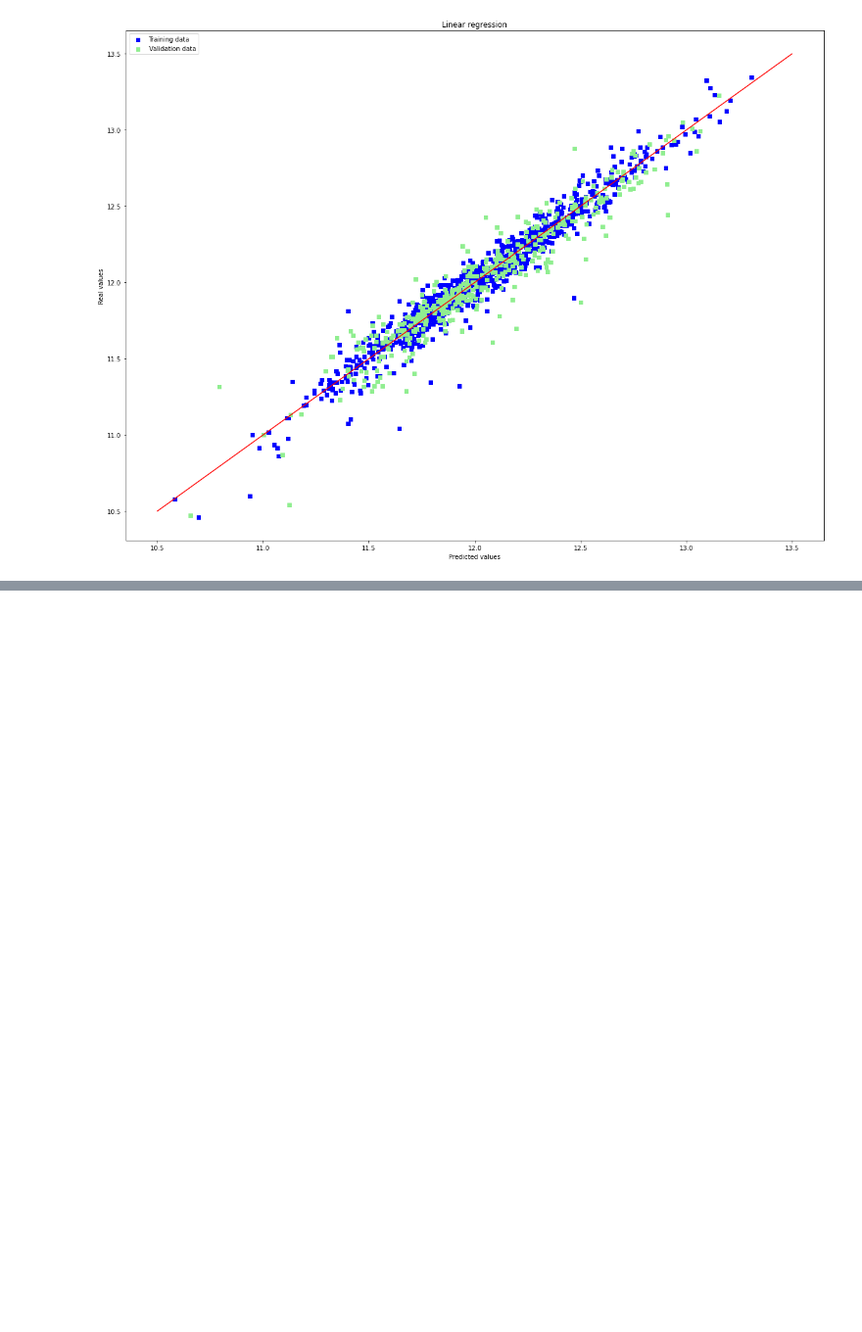
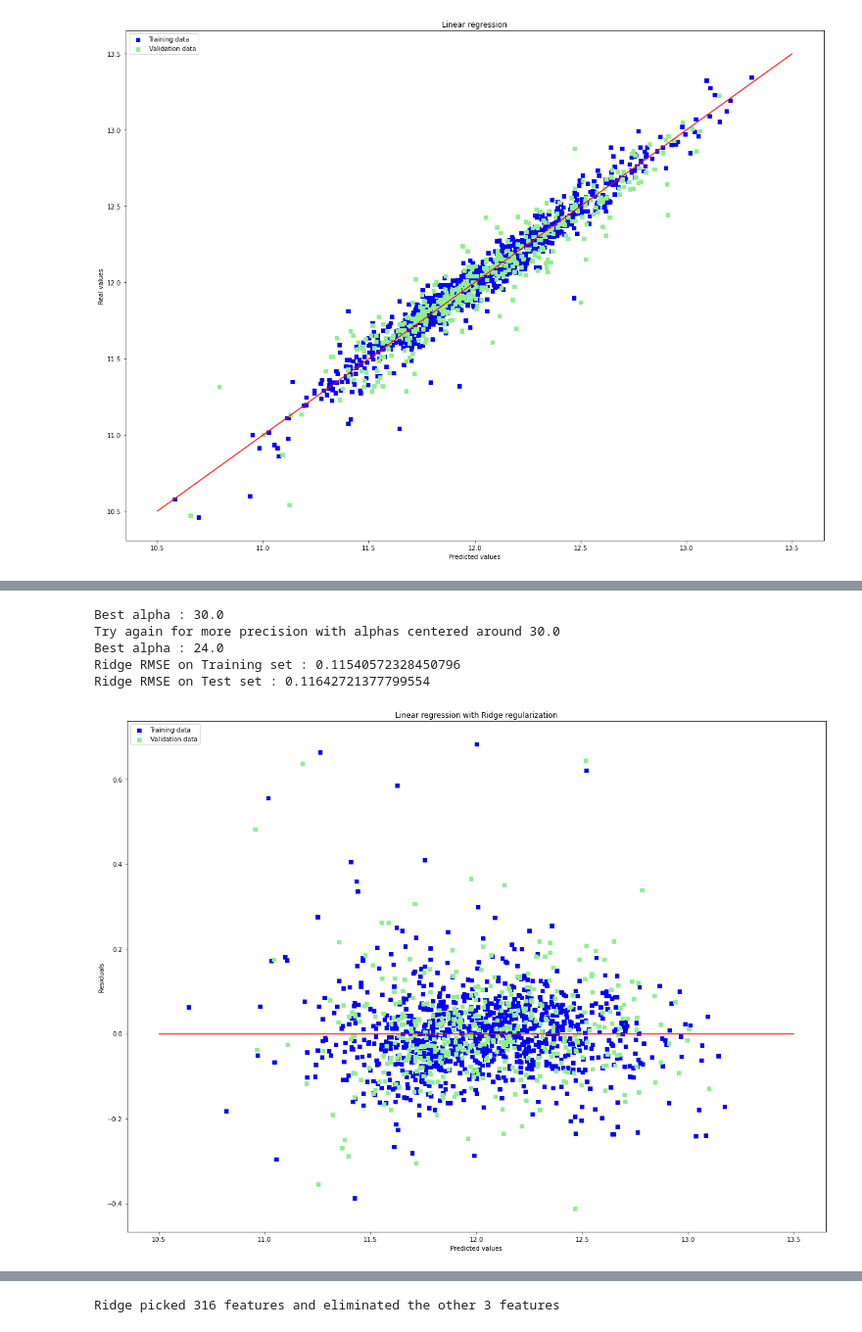
Before and after one commit to onyoo/house_price_prediction, a Jupyter notebook: tutorial.ipynb, the cells around one changed output, grey strips where cells are left out. Shown: that part at 98% size. Drawn from its saved outputs; the diff is of its cells as text; code cells hidden in the pictures; blank space fills up the shorter version.

```diff
--- a/tutorial.ipynb
+++ b/tutorial.ipynb
@@ -541,0 +548,57 @@ RMSE on Test set : 0.41376578737514214
+# %%
+# 2* Ridge
+ridge = RidgeCV(alphas = [0.01, 0.03, 0.06, 0.1, 0.3, 0.6, 1, 3, 6, 10, 30, 60])
+ridge.fit(X_train, y_train)
+alpha = ridge.alpha_
+print("Best alpha :", alpha)
+
+print("Try again for more precision with alphas centered around " + str(alpha))
+ridge = RidgeCV(alphas = [alpha * .6, alpha * .65, alpha * .7, alpha * .75, alpha * .8, alpha * .85,
+                          alpha * .9, alpha * .95, alpha, alpha * 1.05, alpha * 1.1, alpha * 1.15,
+                          alpha * 1.25, alpha * 1.3, alpha * 1.35, alpha * 1.4],
+                cv = 10)
+ridge.fit(X_train, y_train)
+alpha = ridge.alpha_
+print("Best alpha :", alpha)
+
+print("Ridge RMSE on Training set :", rmse_cv_train(ridge).mean())
+print("Ridge RMSE on Test set :", rmse_cv_test(ridge).mean())
+y_train_rdg = ridge.predict(X_train)
+y_test_rdg = ridge.predict(X_test)
+
+# Plot residuals
+plt.scatter(y_train_rdg, y_train_rdg - y_train, c = "blue", marker = "s", label = "Training data")
+plt.scatter(y_test_rdg, y_test_rdg - y_test, c = "lightgreen", marker = "s", label = "Validation data")
+plt.title("Linear regression with Ridge regularization")
+plt.xlabel("Predicted values")
+plt.ylabel("Residuals")
+plt.legend(loc = "upper left")
+plt.hlines(y = 0, xmin = 10.5, xmax = 13.5, color = "red")
+plt.show()
+
+# Plot predictions
+plt.scatter(y_train_rdg, y_train, c = "blue", marker = "s", label = "Training data")
+plt.scatter(y_test_rdg, y_test, c = "lightgreen", marker = "s", label = "Validation data")
+plt.title("Linear regression with Ridge regularization")
+plt.xlabel("Predicted values")
+plt.ylabel("Real values")
+plt.legend(loc = "upper left")
+plt.plot([10.5, 13.5], [10.5, 13.5], c = "red")
+plt.show()
+
+# Plot important coefficients
+coefs = pd.Series(ridge.coef_, index = X_train.columns)
+print("Ridge picked " + str(sum(coefs != 0)) + " features and eliminated the other " +  \
+      str(sum(coefs == 0)) + " features")
+imp_coefs = pd.concat([coefs.sort_values().head(10),
+                     coefs.sort_values().tail(10)])
+imp_coefs.plot(kind = "barh")
+plt.title("Coefficients in the Ridge Model")
+plt.show()
+# %% [output]
+Best alpha : 30.0
+Try again for more precision with alphas centered around 30.0
+Best alpha : 24.0
+Ridge RMSE on Training set : 0.11540572328450796
+Ridge RMSE on Test set : 0.11642721377799554
+[figure, added]
@@ -541,0 +606 @@ RMSE on Test set : 0.41376578737514214
+Ridge picked 316 features and eliminated the other 3 features
```
Also changed, not shown: parts of 6 cells of this notebook.
